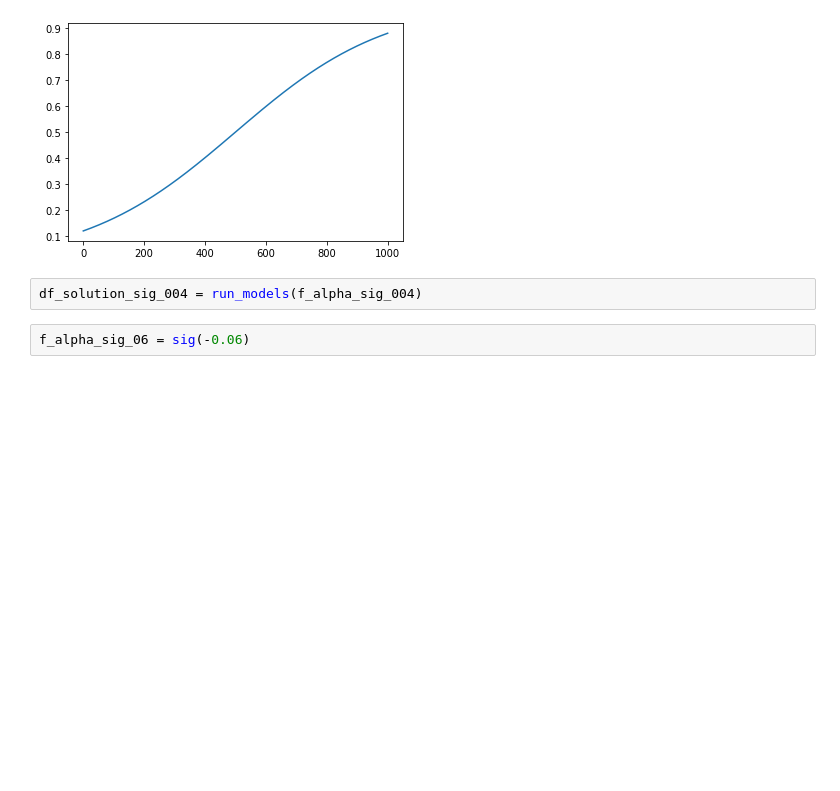
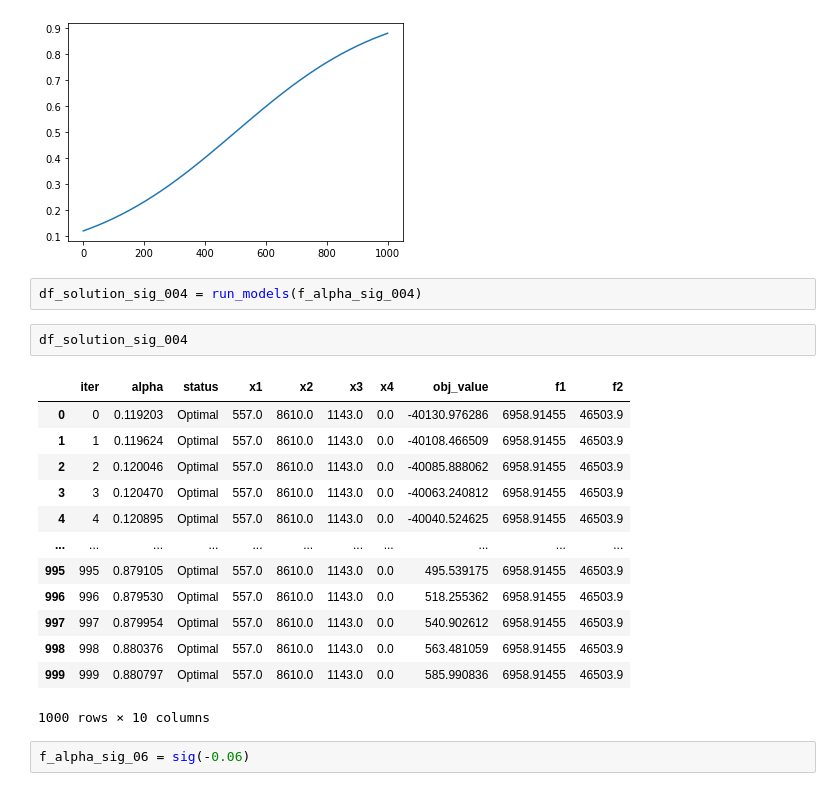
Before and after one commit to robertosgpontes/omse, a Jupyter notebook: main.ipynb, the cells around one changed output. Saved outputs shown, nothing was run; the diff lists cells and outputs as text; blank space fills up the shorter version.

```diff
--- a/main.ipynb
+++ b/main.ipynb
@@ -317,6 +365,22 @@ plt.plot(np.linspace(0, NUM_ITER, NUM_ITER), f_alpha_sig_004)
 [figure]
 # %%
 df_solution_sig_004 = run_models(f_alpha_sig_004)
+# %%
+df_solution_sig_004
+# %% [output]
+|  | iter | alpha | status | x1 | x2 | x3 | x4 | obj_value | f1 | f2 |
+| 0 | 0 | 0.119203 | Optimal | 557.0 | 8610.0 | 1143.0 | 0.0 | -40130.976286 | 6958.91455 | 46503.9 |
+| 1 | 1 | 0.119624 | Optimal | 557.0 | 8610.0 | 1143.0 | 0.0 | -40108.466509 | 6958.91455 | 46503.9 |
+| 2 | 2 | 0.120046 | Optimal | 557.0 | 8610.0 | 1143.0 | 0.0 | -40085.888062 | 6958.91455 | 46503.9 |
+| 3 | 3 | 0.120470 | Optimal | 557.0 | 8610.0 | 1143.0 | 0.0 | -40063.240812 | 6958.91455 | 46503.9 |
+| 4 | 4 | 0.120895 | Optimal | 557.0 | 8610.0 | 1143.0 | 0.0 | -40040.524625 | 6958.91455 | 46503.9 |
+| ... | ... | ... | ... | ... | ... | ... | ... | ... | ... | ... |
+| 995 | 995 | 0.879105 | Optimal | 557.0 | 8610.0 | 1143.0 | 0.0 | 495.539175 | 6958.91455 | 46503.9 |
+| 996 | 996 | 0.879530 | Optimal | 557.0 | 8610.0 | 1143.0 | 0.0 | 518.255362 | 6958.91455 | 46503.9 |
+| 997 | 997 | 0.879954 | Optimal | 557.0 | 8610.0 | 1143.0 | 0.0 | 540.902612 | 6958.91455 | 46503.9 |
+| 998 | 998 | 0.880376 | Optimal | 557.0 | 8610.0 | 1143.0 | 0.0 | 563.481059 | 6958.91455 | 46503.9 |
+| 999 | 999 | 0.880797 | Optimal | 557.0 | 8610.0 | 1143.0 | 0.0 | 585.990836 | 6958.91455 | 46503.9 |
+1000 rows × 10 columns
 # %%
 f_alpha_sig_06 = sig(-0.06)
 # %%
```
Also changed, not shown: parts of 7 cells of this notebook.
